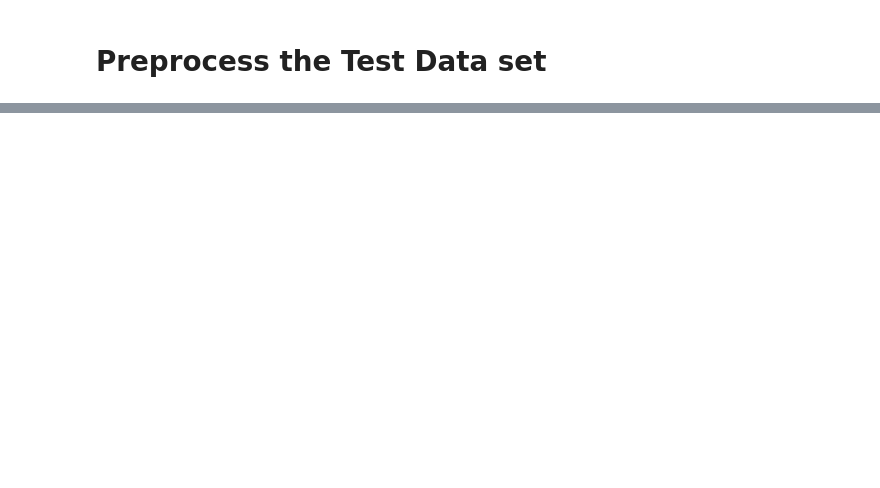
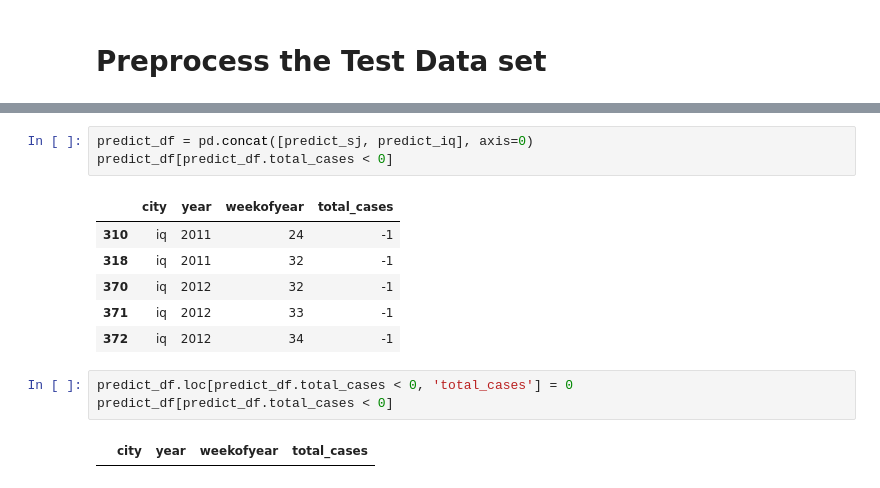
Before and after one commit to dulajdilshan/DengAI, a Jupyter notebook: DengAI_test_code1.ipynb, the cells around one changed output, grey strips where cells are left out. Saved outputs shown, nothing was run; the diff lists cells and outputs as text; blank space fills up the shorter version.

```diff
--- a/DengAI_test_code1.ipynb
+++ b/DengAI_test_code1.ipynb
@@ -360,0 +428,15 @@ def submission(pred):
+# %%
+predict_df = pd.concat([predict_sj, predict_iq], axis=0)
+predict_df[predict_df.total_cases < 0]
+# %% [output]
+|  | city | year | weekofyear | total_cases |
+| 310 | iq | 2011 | 24 | -1 |
+| 318 | iq | 2011 | 32 | -1 |
+| 370 | iq | 2012 | 32 | -1 |
+| 371 | iq | 2012 | 33 | -1 |
+| 372 | iq | 2012 | 34 | -1 |
+# %%
+predict_df.loc[predict_df.total_cases < 0, 'total_cases'] = 0
+predict_df[predict_df.total_cases < 0]
+# %% [output]
+|  | city | year | weekofyear | total_cases |
```
Also changed, not shown: parts of 66 cells of this notebook.
